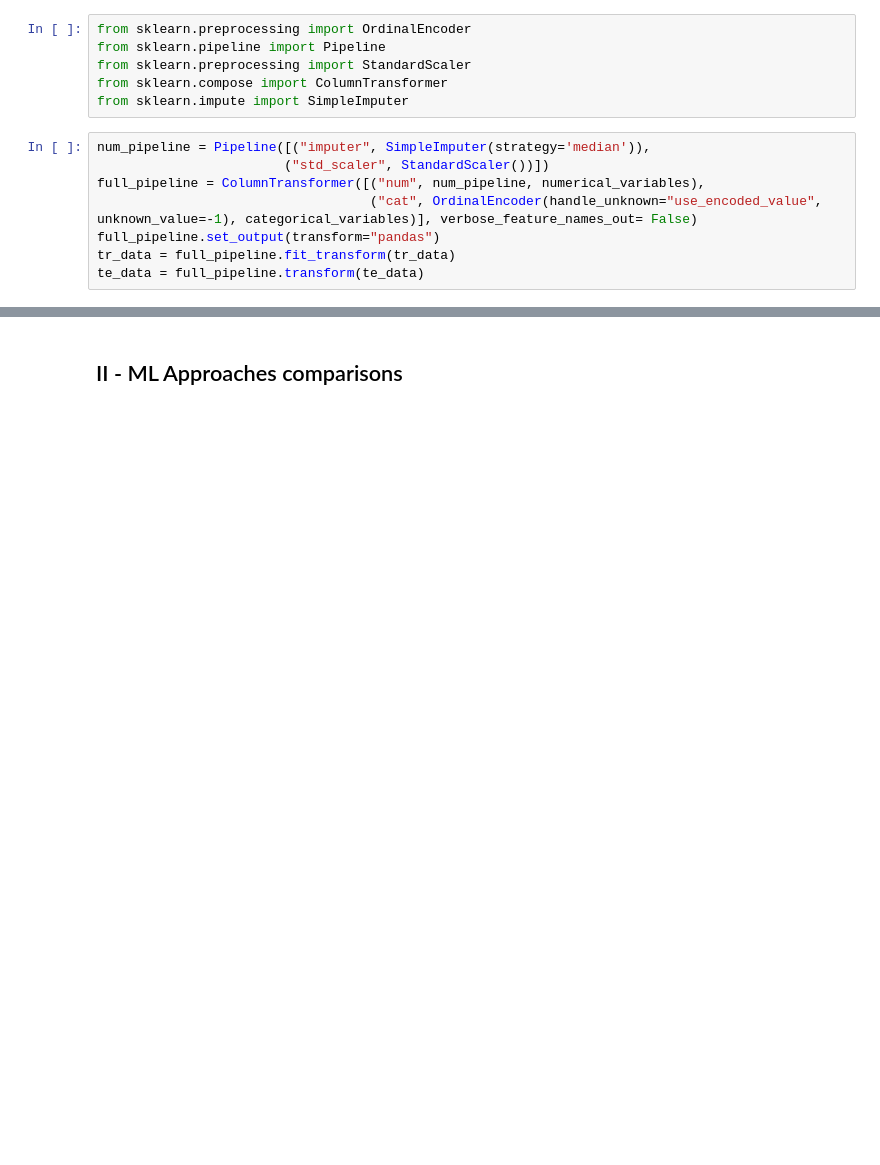
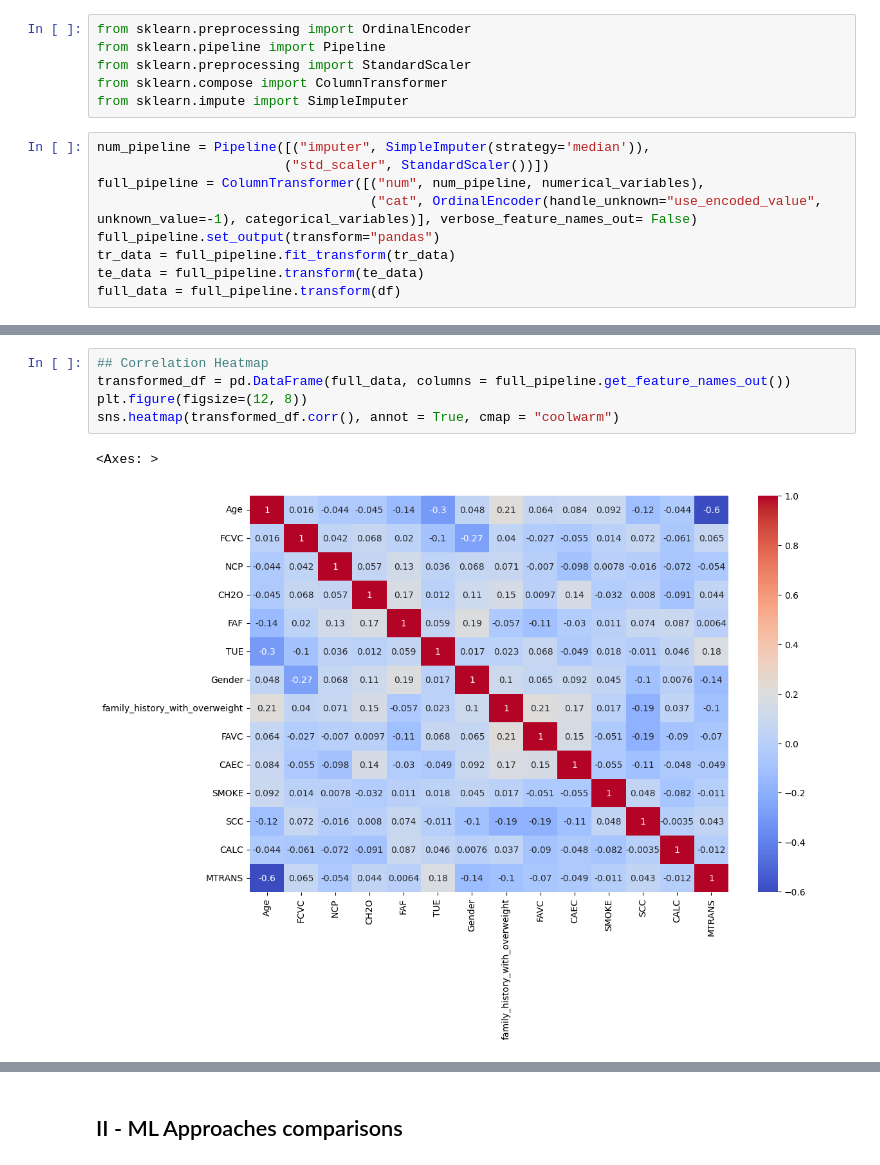
Before and after one commit to Lduvignacq/Estimation-of-obesity-levels-based-on-eating-habits, a Jupyter notebook: standard_benchmark.ipynb, the cells around one changed output, grey strips where cells are left out. Saved outputs shown, nothing was run; the diff lists cells and outputs as text; blank space fills up the shorter version.

```diff
--- a/standard_benchmark.ipynb
+++ b/standard_benchmark.ipynb
@@ -172,3 +172,4 @@ full_pipeline = ColumnTransformer([("num", num_pipeline, numerical_variables),
 full_pipeline.set_output(transform="pandas")
 tr_data = full_pipeline.fit_transform(tr_data)
 te_data = full_pipeline.transform(te_data)
+full_data = full_pipeline.transform(df)
@@ -174,0 +214,8 @@ te_data = full_pipeline.transform(te_data)
+# %%
+## Correlation Heatmap
+transformed_df = pd.DataFrame(full_data, columns = full_pipeline.get_feature_names_out())
+plt.figure(figsize=(12, 8))
+sns.heatmap(transformed_df.corr(), annot = True, cmap = "coolwarm")
+# %% [output]
+<Axes: >
+[figure, added]
```
Also changed, not shown: parts of 27 cells of this notebook, 2 other files.
